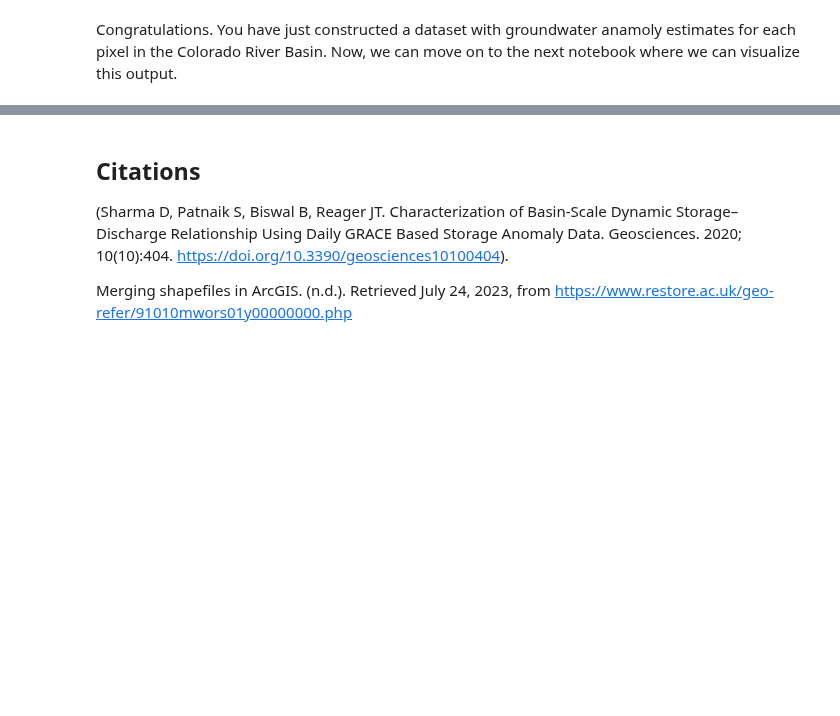
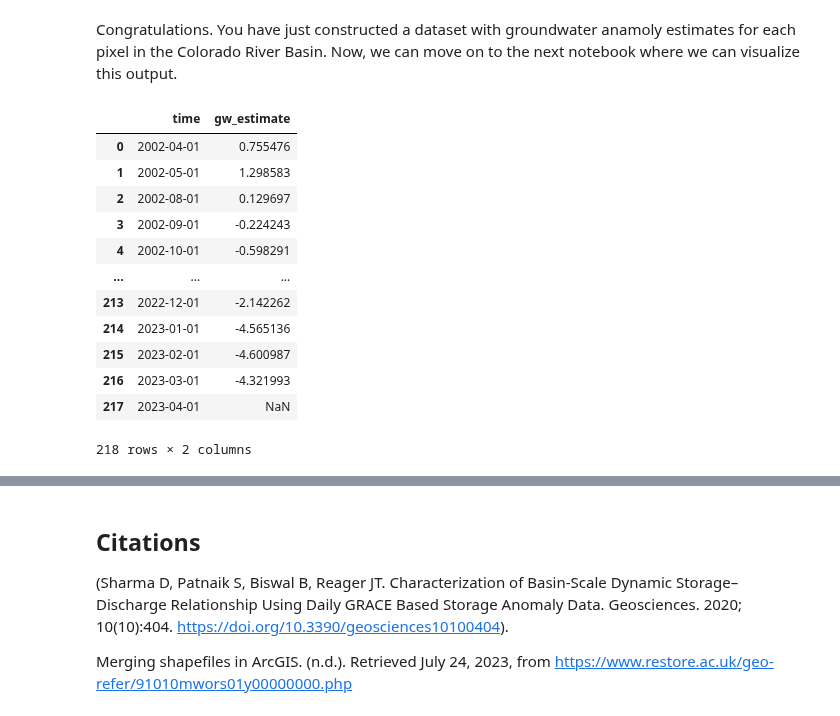
Before and after one commit to uwescience/DSSG2023-Groundwater, a Jupyter notebook: notebooks-and-markdowns/04-Organizing and Processing Data.ipynb, the cells around one changed output, grey strips where cells are left out. Saved outputs shown, nothing was run; the diff lists cells and outputs as text; code cells hidden in the pictures; blank space fills up the shorter version.

```diff
--- a/notebooks-and-markdowns/04-Organizing and Processing Data.ipynb
+++ b/notebooks-and-markdowns/04-Organizing and Processing Data.ipynb
@@ -263,2 +249,19 @@ gw_final_df['gw_estimate'] = gw_final_df['lwe_thickness'] - (gw_final_df['d_SWE_
 # %% [markdown]
 Congratulations. You have just constructed a dataset with groundwater anamoly estimates for each pixel in the Colorado River Basin. Now, we can move on to the next notebook where we can visualize this output.
+# %%
+gw_crb = gw_final_df[['time','gw_estimate']]
+gw_crb = gw_crb.groupby(['time']).mean().reset_index()
+# %% [output]
+|  | time | gw_estimate |
+| 0 | 2002-04-01 | 0.755476 |
+| 1 | 2002-05-01 | 1.298583 |
+| 2 | 2002-08-01 | 0.129697 |
+| 3 | 2002-09-01 | -0.224243 |
+| 4 | 2002-10-01 | -0.598291 |
+| ... | ... | ... |
+| 213 | 2022-12-01 | -2.142262 |
+| 214 | 2023-01-01 | -4.565136 |
+| 215 | 2023-02-01 | -4.600987 |
+| 216 | 2023-03-01 | -4.321993 |
+| 217 | 2023-04-01 | NaN |
+218 rows × 2 columns
```
Also changed, not shown: parts of 3 cells of this notebook.
